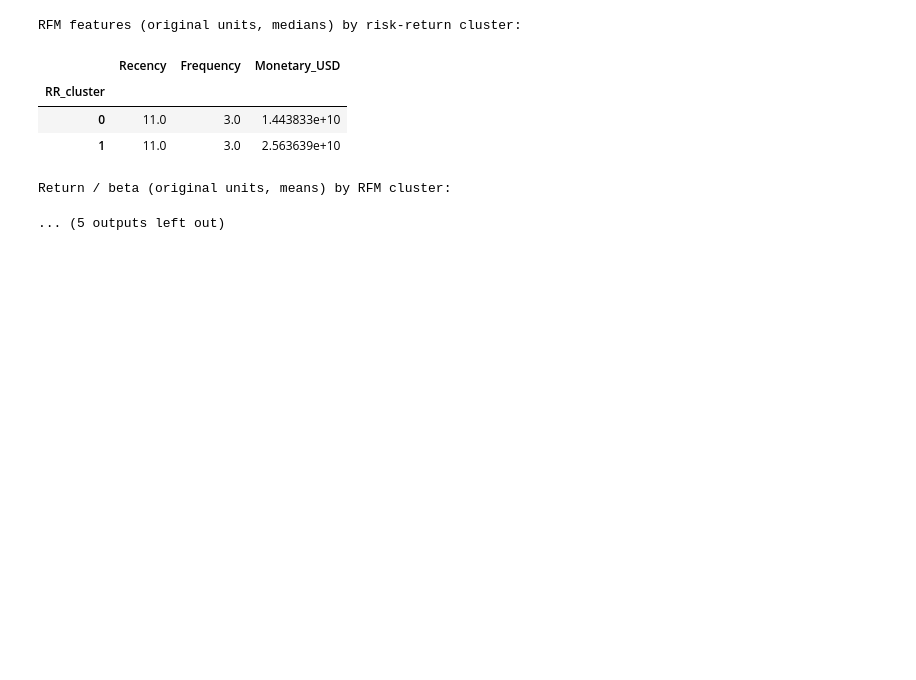
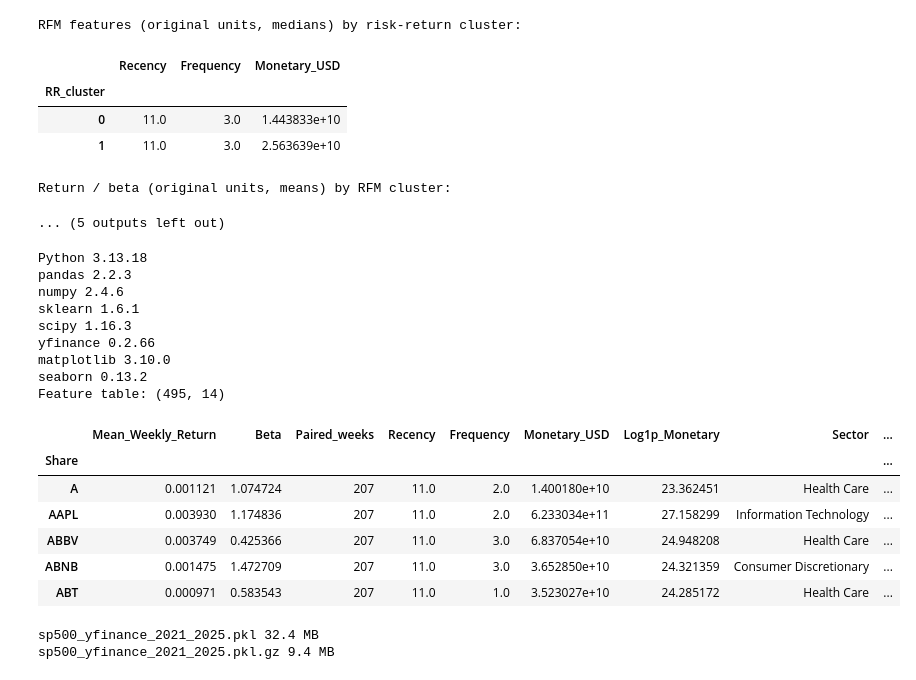
Before and after one commit to mpb116-ua/marta-crm, a Jupyter notebook: sp500_marta.ipynb, the cells around one changed output. Drawn from its saved outputs; the diff is of its cells as text; code cells hidden in the pictures; blank space fills up the shorter version.

```diff
--- a/sp500_marta.ipynb
+++ b/sp500_marta.ipynb
@@ -1297,3 +1297,49 @@ RFM features (original units, medians) by risk-return cluster:
 | 1 | 11.0 | 3.0 | 2.563639e+10 |
 Return / beta (original units, means) by RFM cluster:
 ... (5 outputs left out)
+# %%
+# ---- Package versions, feature table and compressed data snapshot ----
+import sys, sklearn, scipy, matplotlib
+
+# 1) Package versions (Appendix A)
+print("Python", sys.version.split()[0])
+for m in [pd, np, sklearn, scipy, yf, matplotlib, sns]:
+    print(m.__name__, m.__version__)
+
+# 2) Feature table: one row per included share (Appendix B)
+feature_table = (risk_return_raw
+                 .join(beta_df[["Paired_weeks"]])
+                 .join(activity_raw)
+                 .assign(Log1p_Monetary=np.log1p(activity_raw["Monetary_USD"]))
+                 .join(sectors)
+                 .join(assignments)
+                 .assign(RF_only_Ward=rf_labels,
+                         Observation_Date=observation_date.date().isoformat()))
+feature_table.index.name = "Share"
+feature_table.to_csv("sp500_feature_table.csv")
+print("Feature table:", feature_table.shape)
+display(feature_table.head())
+
+# 3) Compressed data snapshot (small enough for GitHub)
+raw.to_pickle("sp500_yfinance_2021_2025.pkl.gz")
+for f in ["sp500_yfinance_2021_2025.pkl", "sp500_yfinance_2021_2025.pkl.gz"]:
+    print(f, round(os.path.getsize(f) / 1e6, 1), "MB")
+# %% [output]
+Python 3.13.18
+pandas 2.2.3
+numpy 2.4.6
+sklearn 1.6.1
+scipy 1.16.3
+yfinance 0.2.66
+matplotlib 3.10.0
+seaborn 0.13.2
+Feature table: (495, 14)
+|  | Mean_Weekly_Return | Beta | Paired_weeks | Recency | Frequency | Monetary_USD | Log1p_Monetary | Sector | ... |
+| Share |  |  |  |  |  |  |  |  | ... |
+| A | 0.001121 | 1.074724 | 207 | 11.0 | 2.0 | 1.400180e+10 | 23.362451 | Health Care | ... |
+| AAPL | 0.003930 | 1.174836 | 207 | 11.0 | 2.0 | 6.233034e+11 | 27.158299 | Information Technology | ... |
+| ABBV | 0.003749 | 0.425366 | 207 | 11.0 | 3.0 | 6.837054e+10 | 24.948208 | Health Care | ... |
+| ABNB | 0.001475 | 1.472709 | 207 | 11.0 | 3.0 | 3.652850e+10 | 24.321359 | Consumer Discretionary | ... |
+| ABT | 0.000971 | 0.583543 | 207 | 11.0 | 1.0 | 3.523027e+10 | 24.285172 | Health Care | ... |
+sp500_yfinance_2021_2025.pkl 32.4 MB
+sp500_yfinance_2021_2025.pkl.gz 9.4 MB
```
Also changed, not shown: parts of 2 cells of this notebook.
